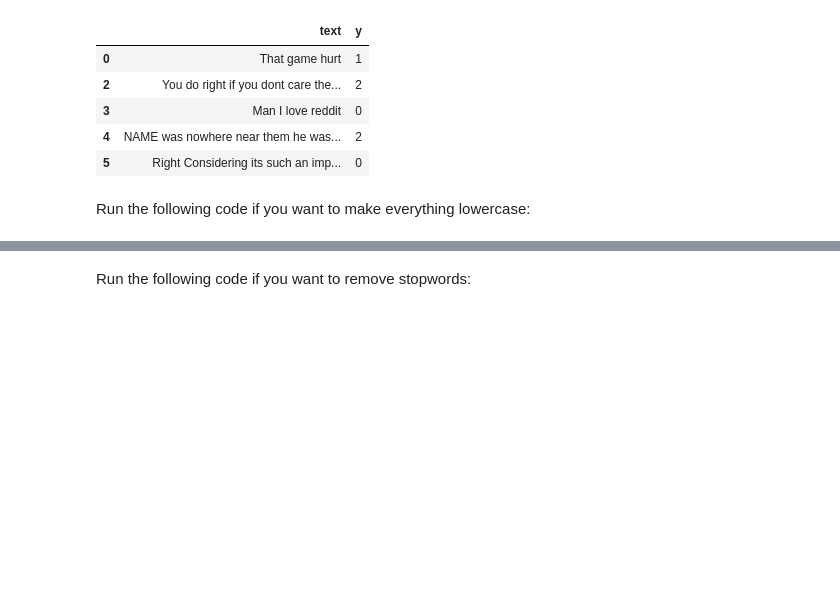
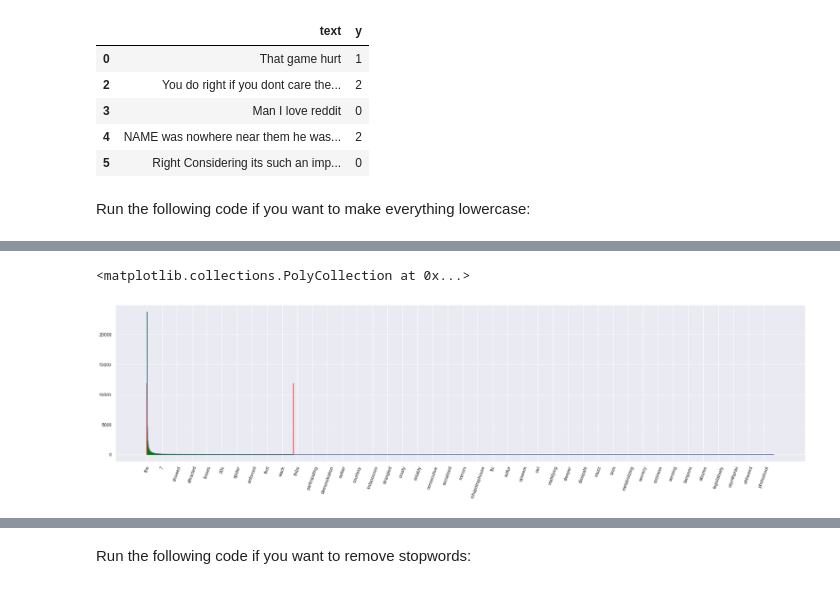
Before and after one commit to alesspalma/FDSProject, a Jupyter notebook: project.ipynb, the cells around one changed output, grey strips where cells are left out. Drawn from its saved outputs; the diff is of its cells as text; code cells hidden in the pictures; blank space fills up the shorter version.

```diff
--- a/project.ipynb
+++ b/project.ipynb
@@ -90,0 +159,21 @@ df.head()
+# %%
+fig, ax = plt.subplots(figsize=(30,7))
+
+# plotting the frequencies
+ax.plot(np.arange(len(word_freq)), word_freq.values)
+
+# setting up the labels
+tk = plt.xticks(ticks= np.arange(0,len(word_freq), 800), labels=word_freq.index[np.arange(0,len(word_freq), 800)], rotation=70)
+
+# finding the cut-off point
+start, end = (0, np.where(word_freq.values<5)[0][0])
+ax.vlines([start, end], [0, 0], [word_freq.values.max()/2, word_freq.values.max()/2], colors=['red', 'red'])
+
+# visualizing the mean number of occurrencies
+# ax.hlines(5,-1, len(word_freq),colors='red')
+
+# adding a little bit of colour
+ax.fill_between(np.arange(end), 0, word_freq.values[np.arange(end)], color='green')
+# %% [output]
+<matplotlib.collections.PolyCollection at 0x...>
+[figure, added]
```
Also changed, not shown: parts of 83 cells of this notebook, 10 other files.
